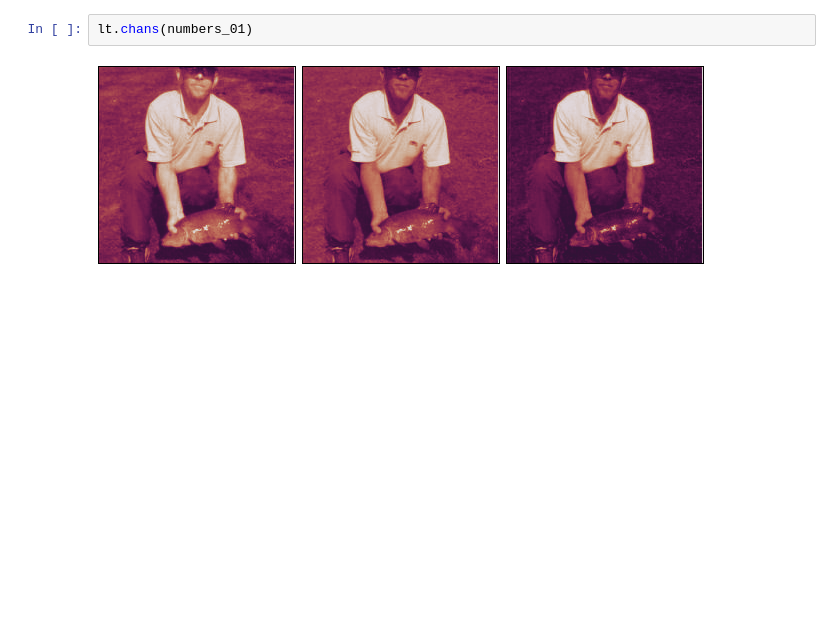
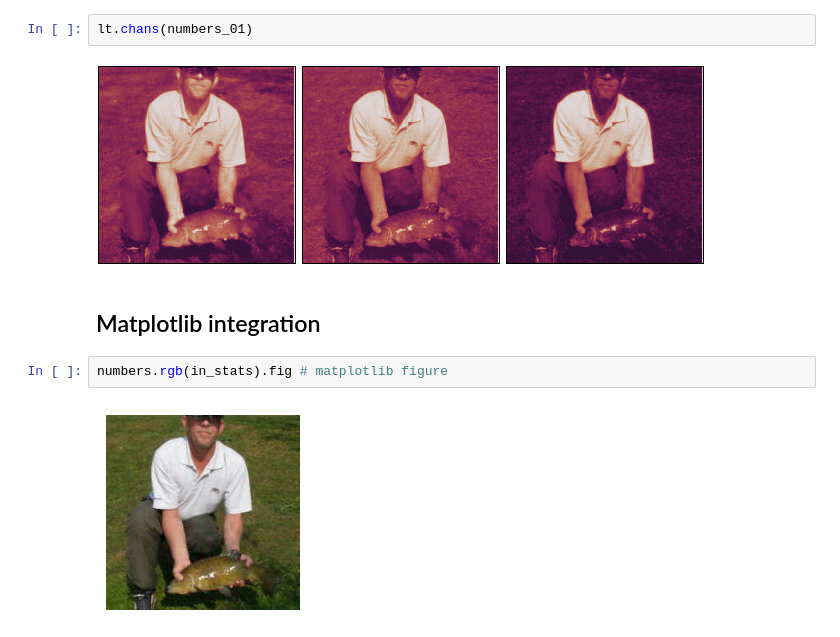
Before and after one commit to xl0/lovely-tensors, a Jupyter notebook: nbs/index.ipynb, the cells around one changed output. Saved outputs shown, nothing was run; the diff lists cells and outputs as text; blank space fills up the shorter version.

Commit message:
Document matplotlib integration

```diff
--- a/nbs/index.ipynb
+++ b/nbs/index.ipynb
@@ -318,3 +319,9 @@ lt.plot(numbers, center="mean")
 lt.chans(numbers_01)
 # %% [output]
 [figure]
+# %% [markdown]
+## Matplotlib integration
+# %%
+numbers.rgb(in_stats).fig # matplotlib figure
+# %% [output]
+[figure, added]
```
Also changed, not shown: parts of 5 cells of this notebook, 1 other file.
